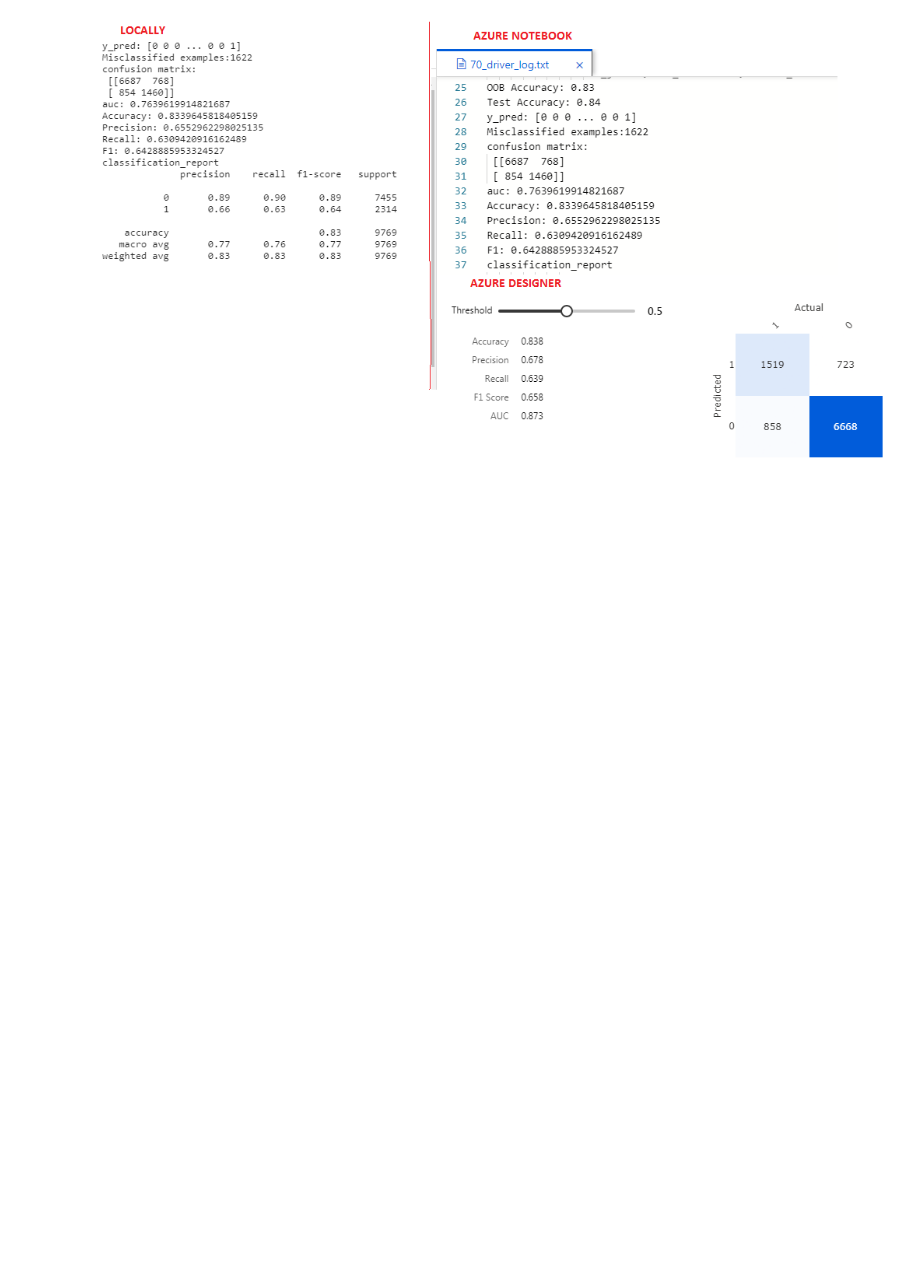
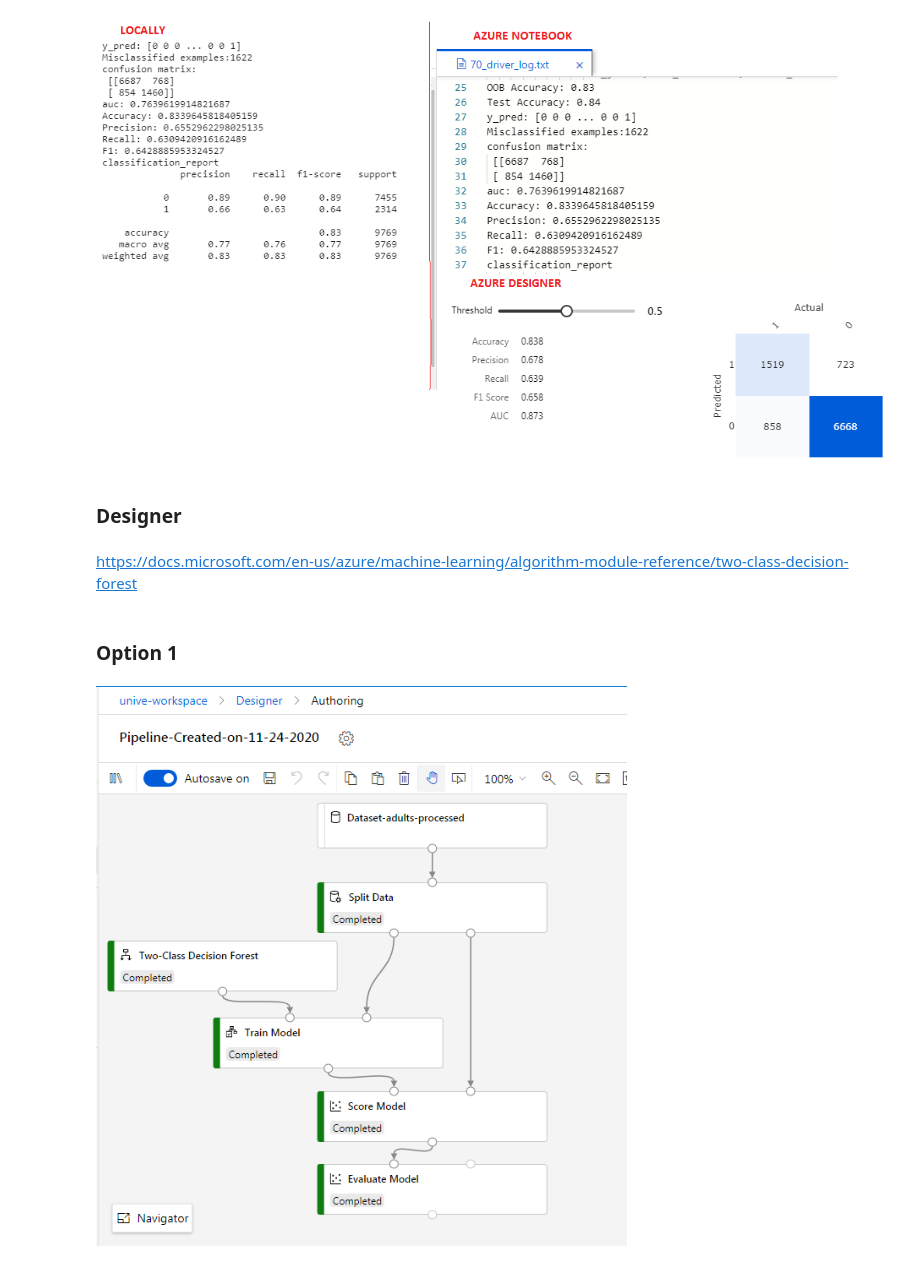
Before and after one commit to habtamu/adversarial-robustness-toolbox, a Jupyter notebook: notebooks/Exp-2_train_adult_DecisionForest_Bagging_Azure.ipynb, the cells around one changed output. Saved outputs shown, nothing was run; the diff lists cells and outputs as text; code cells hidden in the pictures; blank space fills up the shorter version.

Commit message:
Save change on Decision forest

```diff
--- a/notebooks/Exp-2_train_adult_DecisionForest_Bagging_Azure.ipynb
+++ b/notebooks/Exp-2_train_adult_DecisionForest_Bagging_Azure.ipynb
@@ -485,3 +485,14 @@ Image(filename='images/Azure/Exp-2/DecisionForest_Bagging/snapshot.png')
 Image(filename='images/Azure/Exp-2/DecisionForest_Bagging/result.png')
 # %% [output]
 [figure]
+# %% [markdown]
+### Designer
+# %% [markdown]
+https://docs.microsoft.com/en-us/azure/machine-learning/algorithm-module-reference/two-class-decision-forest
+# %% [markdown]
+### Option 1
+# %%
+from IPython.display import Image
+Image(filename='images/Azure/Exp-2/DecisionForest_Bagging/0-pipeline.png')
+# %% [output]
+[figure, added]
```
Also changed, not shown: parts of 17 cells of this notebook, 11 other files.
